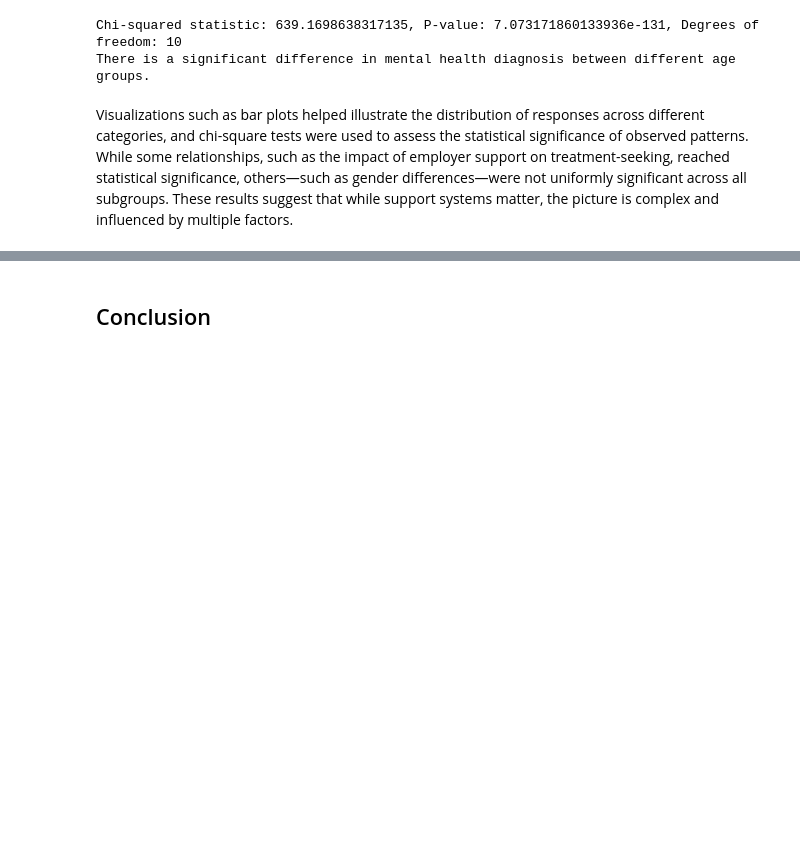
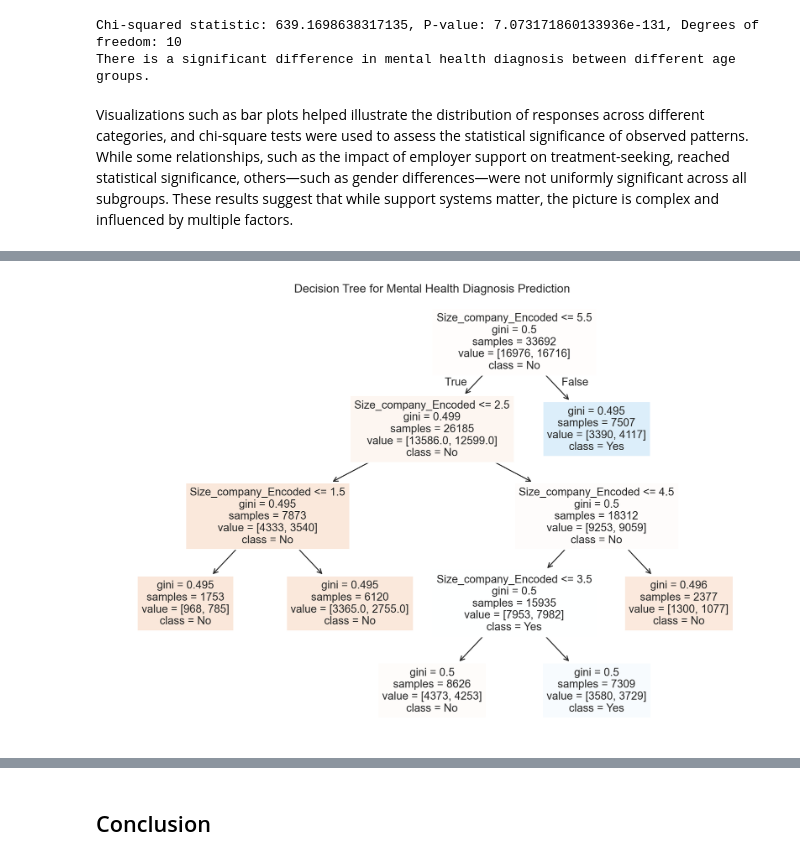
Before and after one commit to emmablumenkrantz/PUBH1142, a Jupyter notebook: Analysis_MHIT.ipynb, the cells around one changed output, grey strips where cells are left out. Cells and saved outputs as stored; diff of their text form; code cells hidden in the pictures; blank space fills up the shorter version.

```diff
--- a/Analysis_MHIT.ipynb
+++ b/Analysis_MHIT.ipynb
@@ -493,0 +500,18 @@ Visualizations such as bar plots helped illustrate the distribution of responses
+# %%
+df = pd.read_csv('OSMI_Survey_Data.csv')
+df.columns = ['index', 'ResponseID', "Self_employed", "Size_company", "Tech_company", "TechIT_Job", "Previous_employer", "Family_hist", "Past_MentalHealth", "Current_MentalHealth", "Yes_Current_Conditions", "Maybe_Believed_Conditions", "Med_Prof_Diagnose", "Diagnosed_Conditions", "Sought_Treatment", "Age", "Gender", "Age_Group", "Country_live", "US_State/territory_live", "Country_work", "US_State/territory_work", "Work_description", "Remotely", "Question Group", "Speak_openly", "Question", "Response"]
+# %%
+# Encode the target variable (mental health diagnosis)
+df['Med_Prof_Diagnose_Encoded'] = df['Med_Prof_Diagnose'].map({True: 1, False: 0})
+
+# Encode the feature variable (company size)
+df['Size_company_Encoded'] = df['Size_company'].map({
+    '1-5': 1, '6-25': 2, '26-100': 3, '100-500': 4, '500-1000': 5, 'More than 1000': 6
+})
+
+# Drop rows with missing values in the relevant columns
+df = df.dropna(subset=['Med_Prof_Diagnose_Encoded', 'Size_company_Encoded'])
+
+# Define features (X) and target (y)
+X = df[['Size_company_Encoded']]
+y = df['Med_Prof_Diagnose_Encoded']
@@ -493,0 +533,8 @@ Visualizations such as bar plots helped illustrate the distribution of responses
+# %%
+X_train, X_test, y_train, y_test = train_test_split(X, y, test_size=0.3, random_state=42)
+# %%
+# Initialize the Decision Tree Classifier
+clf = DecisionTreeClassifier(random_state=42)
+
+# Fit the model
+clf.fit(X_train, y_train)
@@ -493,0 +563,8 @@ Visualizations such as bar plots helped illustrate the distribution of responses
+# %%
+# Plot the decision tree
+plt.figure(figsize=(12, 8))
+plot_tree(clf, feature_names=['Size_company_Encoded'], class_names=['No', 'Yes'], filled=True)
+plt.title('Decision Tree for Mental Health Diagnosis Prediction')
+plt.show()
+# %% [output]
+[figure, added]
```
Also changed, not shown: parts of 29 cells of this notebook.
